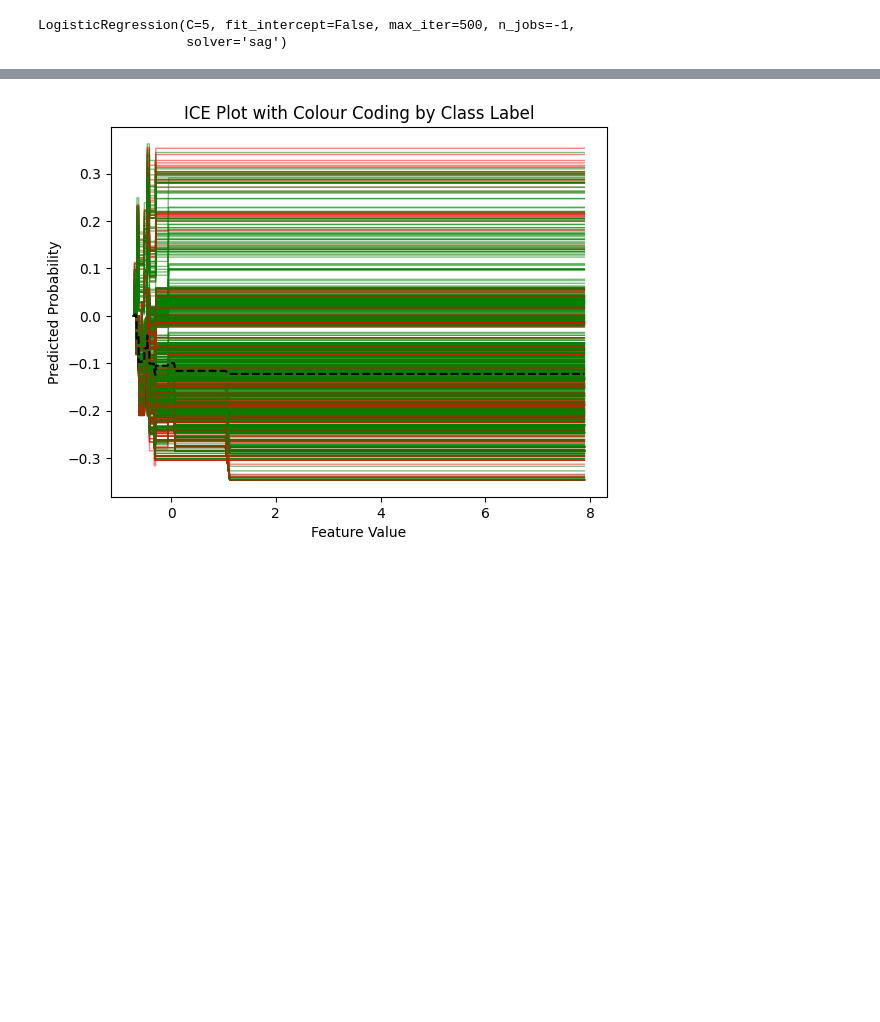
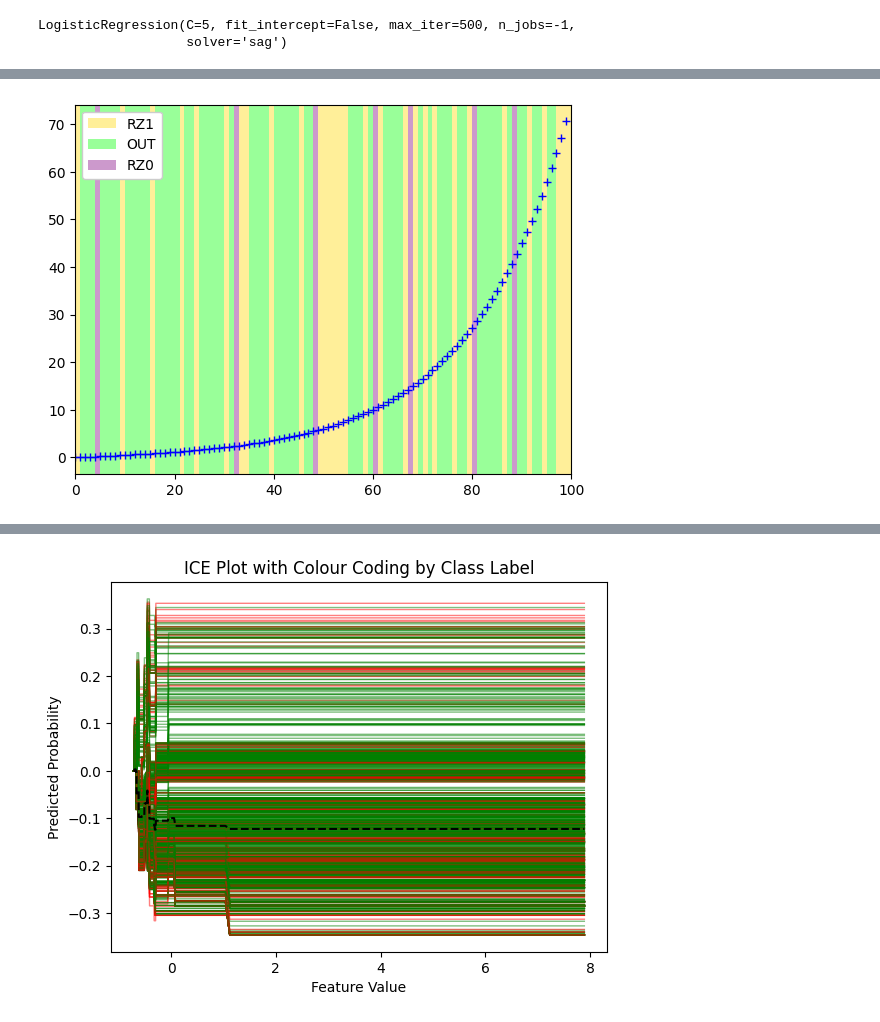
Before and after one commit to istiyaksiddiquee/thesis-work, a Jupyter notebook: RQ2/analysis/analysis.ipynb, the cells around one changed output, grey strips where cells are left out. Drawn from its saved outputs; the diff is of its cells as text; code cells hidden in the pictures; blank space fills up the shorter version.

```diff
--- a/RQ2/analysis/analysis.ipynb
+++ b/RQ2/analysis/analysis.ipynb
@@ -760,0 +782,37 @@ plt.legend(handles=[plt.Line2D([0], [0], color='green', label='falsus'),
+# %%
+from matplotlib import pyplot as plt
+from matplotlib import colors as mcolors
+import numpy as np
+import pandas as pd
+import itertools
+
+fig, ax = plt.subplots()
+
+# create some random data
+x = np.arange(100)
+y = np.sinh(x/20)
+indicators = [-1, 0, 1]
+node = 0
+data = [np.random.choice(indicators, len(x), p=[10/16,1/16,5/16])]
+
+labels = ["OUT", "RZ0", "RZ1"]
+colors = ['lime', 'purple', 'gold']
+
+alpha = 0.4
+# precalculate the effect of alpha so the colors can be applied with alpha=1
+colors = [[1 + (x - 1) * alpha for x in mcolors.to_rgb(c)] for c in colors]
+
+m = 0
+for val, group in itertools.groupby(data[node]):
+    width = len(list(group))
+    ind = indicators.index(val)
+    ax.axvspan(m, m + width, color=colors[ind], linewidth=0, alpha=1, label=labels[ind])
+    labels[ind] = None  # reset the label to make sure it is only used once
+    m += width
+
+ax.plot(x, y, 'b+')
+ax.set_xlim(0, len(data[node]))
+ax.legend(framealpha=1) # to make the legend background opaque
+plt.show()
+# %% [output]
+[figure, added]
```
Also changed, not shown: parts of 10 cells of this notebook, 7 other files.
